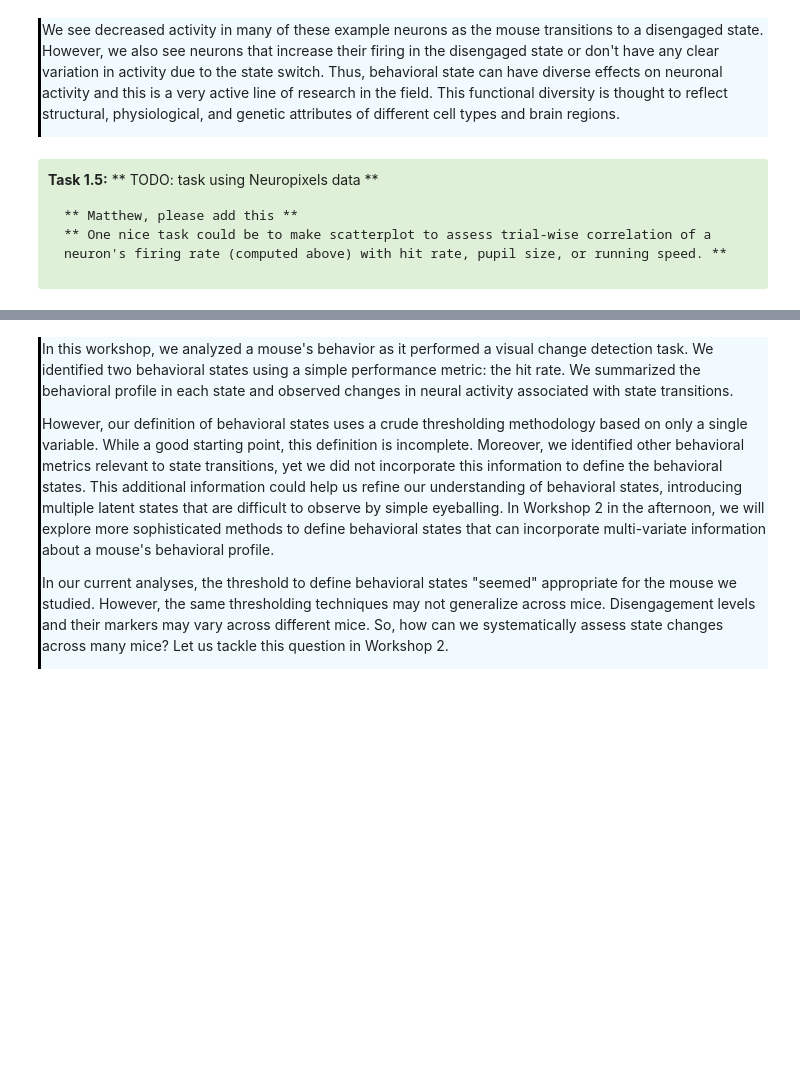
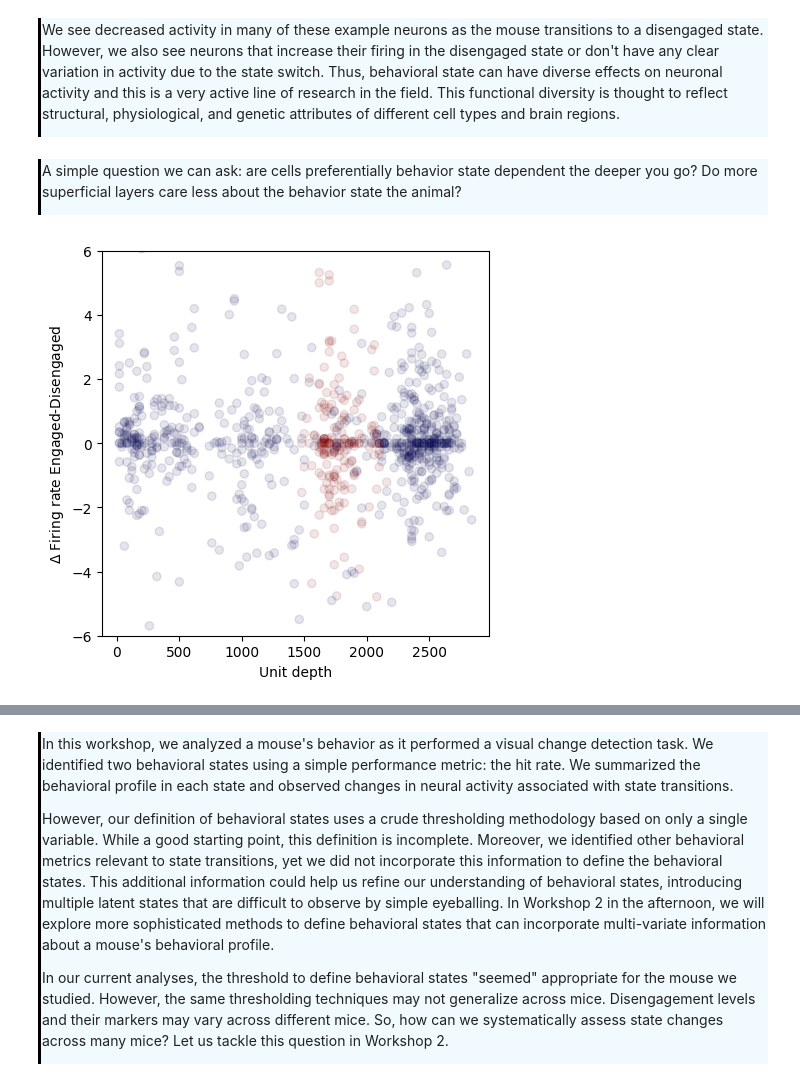
Before and after one commit to AllenSWDB/swdb_visualbehavior_template, a Jupyter notebook: code/Workshop1.ipynb, the cells around one changed output, grey strips where cells are left out. Drawn from its saved outputs; the diff is of its cells as text; code cells hidden in the pictures; blank space fills up the shorter version.

```diff
--- a/code/Workshop1.ipynb
+++ b/code/Workshop1.ipynb
@@ -723,10 +740,54 @@ plt.tight_layout()
 <div style="border-left: 3px solid #000; padding: 1px; padding-left: 10px; background: #F0FAFF; ">
 <p> We see decreased activity in many of these example neurons as the mouse transitions to a disengaged state. However, we also see neurons that increase their firing in the disengaged state or don't have any clear variation in activity due to the state switch. Thus, behavioral state can have diverse effects on neuronal activity and this is a very active line of research in the field. This functional diversity is thought to reflect structural, physiological, and genetic attributes of different cell types and brain regions.
 </div>
-# %% [markdown]
-<div style="background: #DFF0D8; border-radius: 3px; padding: 10px;">
-<p><b>Task 1.5:</b> ** TODO: task using Neuropixels data **
-
-    ** Matthew, please add this **
-    ** One nice task could be to make scatterplot to assess trial-wise correlation of a neuron's firing rate (computed above) with hit rate, pupil size, or running speed. **
-</div>
+# %% [markdown]
+<div style="border-left: 3px solid #000; padding: 1px; padding-left: 10px; background: #F0FAFF; ">
+<p> A simple question we can ask: are cells preferentially behavior state dependent the deeper you go? Do more superficial layers care less about the behavior state the animal?
+</div>
+# %%
+area_of_interest = ['CA1'] # region in the hippocampus!
+unit_nos = np.array([idx for idx, ccf in enumerate(unit_table.structure_acronym.values) if ccf in area_of_interest])
+unit_ids = unit_table.index[unit_nos]
+
+# In this cell we make the same set of rasters, but also add a second column of plots showing the trial-wise firing rate
+fig,ax = plt.subplots(1,1, figsize = (5,5))
+
+# extract the sample unit ids and ready our three lists for recording values
+example_unit_ids = unit_table.index
+engaged_firing_rate_difference = []
+unit_depth = []
+in_region = []
+
+# loop through all units
+for n, unit in enumerate(example_unit_ids):
+    unit_data = session.spike_times[unit]
+    spike_times = [unit_data[np.logical_and(s1 <= unit_data, unit_data <= s2)] - s1 for s1, s2 in zip(start_times, stop_times)]
+
+    # Compute the firing rate for each trial
+    firing_rate = [len(spikes)/(s2 - s1) for spikes, s1, s2 in zip(spike_times, start_times, stop_times)]
+
+    # compute the firing rate in both the engaged and disengaged trials
+    engaged_firing_rate = []
+    disengaged_firing_rate = []
+    for i, trial in enumerate(switch_trials[:-1]):
+        if not states.values[trial+1]:
+            engaged_firing_rate.append(firing_rate[i])
+        else:
+            disengaged_firing_rate.append(firing_rate[i])
+
+    # identify if unit in in the CA1 CCF.
+    if unit in unit_ids:
+        in_region.append(1)
+    else:
+        in_region.append(0)
+    # Calculate the difference in firing rate for that unit between behavior states.
+    engaged_firing_rate_difference.append((np.mean(engaged_firing_rate) - np.mean(disengaged_firing_rate)))
+    unit_depth.append(unit_table.loc[unit].probe_vertical_position)#waveform_duration)
+ax.scatter(unit_depth, engaged_firing_rate_difference, c=in_region, alpha=0.1, cmap='seismic')
+#ax.set_xlim([0,1])
+ax.set_ylim([-6,6])
+ax.set_xlabel('Unit depth')
+ax.set_ylabel('$\Delta$ Firing rate Engaged-Disengaged')
+plt.show()
+# %% [output]
+[figure, added]
```
Also changed, not shown: parts of 8 cells of this notebook.
